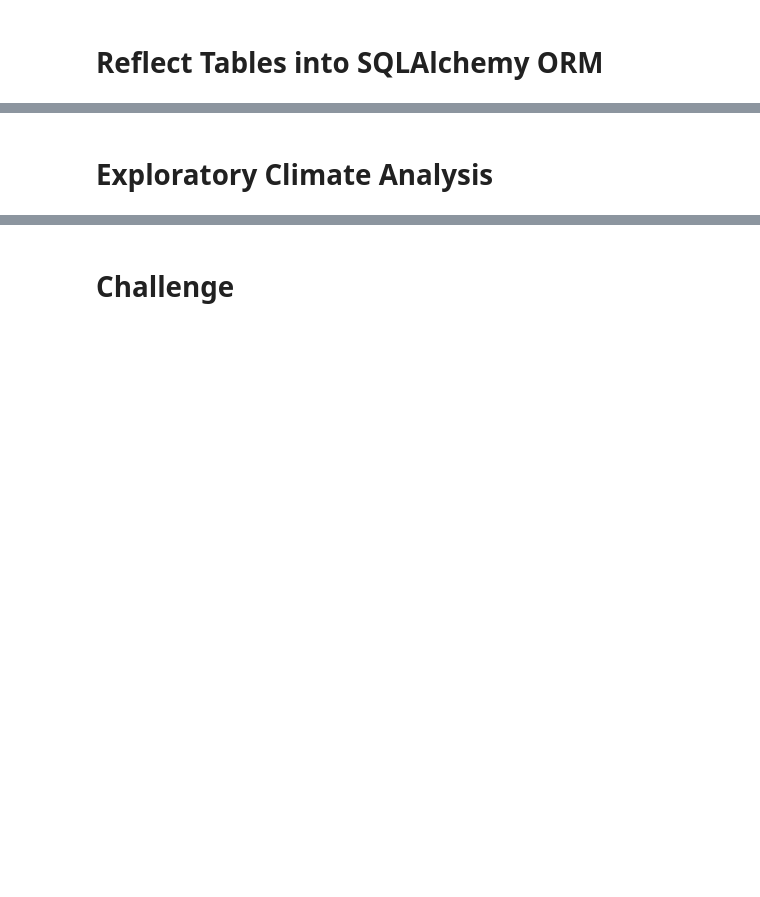
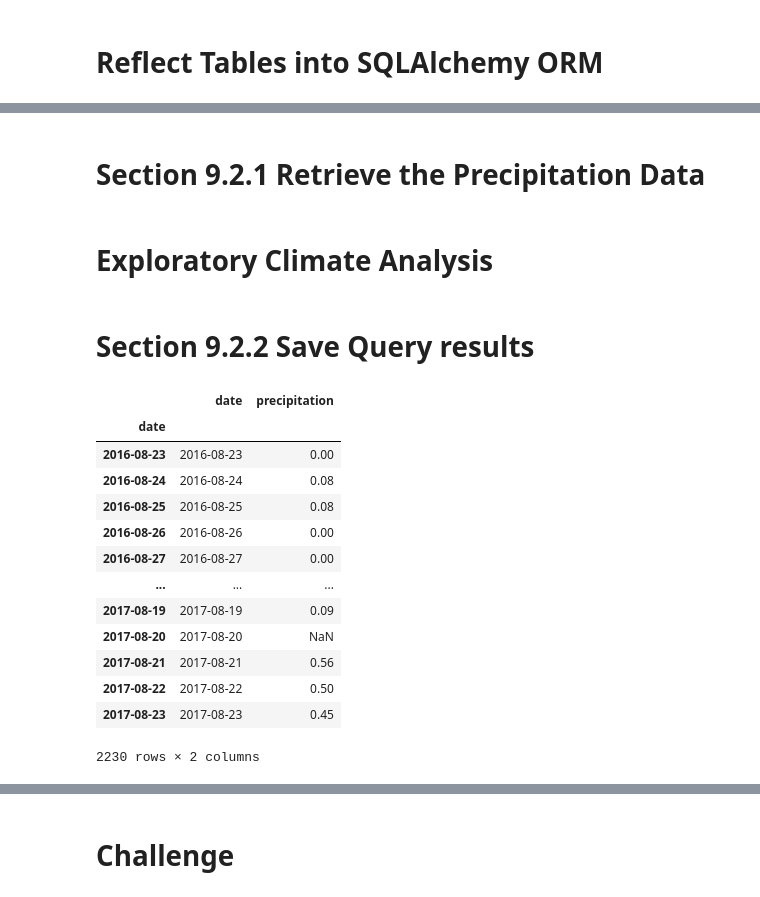
Before and after one commit to Peteresis/surfs_up, a Jupyter notebook: Practice Files/climate_analysis.ipynb, the cells around one changed output, grey strips where cells are left out. Cells and saved outputs as stored; diff of their text form; code cells hidden in the pictures; blank space fills up the shorter version.

Commit message:
End of Section 9.2.5

```diff
--- a/Practice Files/climate_analysis.ipynb
+++ b/Practice Files/climate_analysis.ipynb
@@ -53,4 +33,6 @@ ModuleNotFoundError: No module named 'sqlalchemy'
 # %%
 # reflect an existing database into a new model
-
+Base = automap_base()
 # reflect the tables
+Base.prepare(engine, reflect=True)
+Base
@@ -59,19 +46,49 @@ ModuleNotFoundError: No module named 'sqlalchemy'
 # %%
 # Save references to each table
+Measurement = Base.classes.measurement
+Station = Base.classes.station
 # %%
 # Create our session (link) from Python to the DB
+session = Session(engine)
+# %% [markdown]
+# Section 9.2.1 Retrieve the Precipitation Data
 # %% [markdown]
 # Exploratory Climate Analysis
 # %%
 # Design a query to retrieve the last 12 months of precipitation data and plot the results.
 #Starting from the last data point in the database.
 
+# The most recent date in the data is 2017-08-23
+prev_year = dt.date(2017, 8, 23)
+
 # Calculate the date one year from the last date in data set.
+prev_year = dt.date(2017, 8, 23) - dt.timedelta(days=365)
 
 # Perform a query to retrieve the data and precipitation scores
-
-# Save the query results as a Pandas DataFrame and set the index to the date column
-
-# Sort the dataframe by date
-
-# Use Pandas Plotting with Matplotlib to plot the data
+results = session.query(Measurement.date, Measurement.prcp).filter(Measurement.date >= prev_year).all()
+# %% [markdown]
+# Section 9.2.2 Save Query results
+# %%
+
+# Save the query results as a Pandas DataFrame and set the index to the date column
+df = pd.DataFrame(results, columns=['date','precipitation'])
+
+# Sort the dataframe by date
+df.set_index(df['date'], inplace=True)
+
+df
+# %% [output]
+|  | date | precipitation |
+| date |  |  |
+| 2016-08-23 | 2016-08-23 | 0.00 |
+| 2016-08-24 | 2016-08-24 | 0.08 |
+| 2016-08-25 | 2016-08-25 | 0.08 |
+| 2016-08-26 | 2016-08-26 | 0.00 |
+| 2016-08-27 | 2016-08-27 | 0.00 |
+| ... | ... | ... |
+| 2017-08-19 | 2017-08-19 | 0.09 |
+| 2017-08-20 | 2017-08-20 | NaN |
+| 2017-08-21 | 2017-08-21 | 0.56 |
+| 2017-08-22 | 2017-08-22 | 0.50 |
+| 2017-08-23 | 2017-08-23 | 0.45 |
+2230 rows × 2 columns
```
Also changed, not shown: parts of 14 cells of this notebook.
